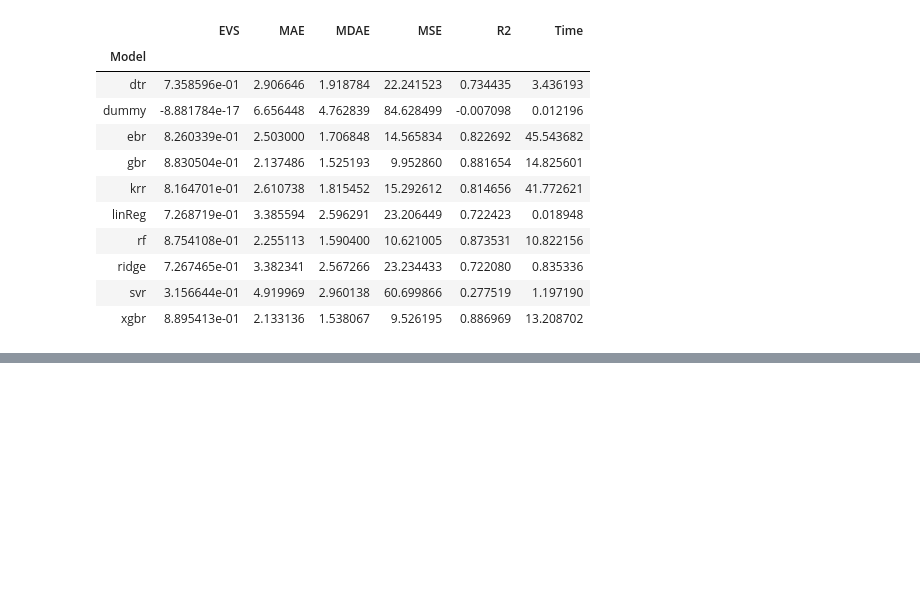
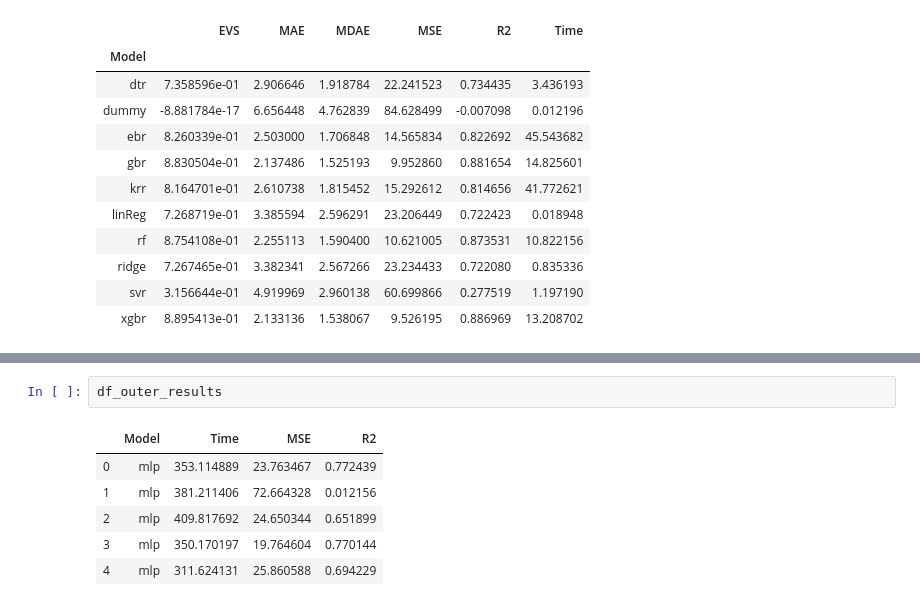
Before and after one commit to lukaszbinden/mli, a Jupyter notebook: assignments/assignment_1/MLI3 Assignment 1 Module 1 Boston Housing.ipynb, the cells around one changed output, grey strips where cells are left out. Cells and saved outputs as stored; diff of their text form; blank space fills up the shorter version.

```diff
--- a/assignments/assignment_1/MLI3 Assignment 1 Module 1 Boston Housing.ipynb
+++ b/assignments/assignment_1/MLI3 Assignment 1 Module 1 Boston Housing.ipynb
@@ -295,0 +225,9 @@ df_outer_results.pivot_table(index=["Model"], aggfunc="mean")
+# %%
+df_outer_results
+# %% [output]
+|  | Model | Time | MSE | R2 |
+| 0 | mlp | 353.114889 | 23.763467 | 0.772439 |
+| 1 | mlp | 381.211406 | 72.664328 | 0.012156 |
+| 2 | mlp | 409.817692 | 24.650344 | 0.651899 |
+| 3 | mlp | 350.170197 | 19.764604 | 0.770144 |
+| 4 | mlp | 311.624131 | 25.860588 | 0.694229 |
```
Also changed, not shown: parts of 11 cells of this notebook, 1 other file.
